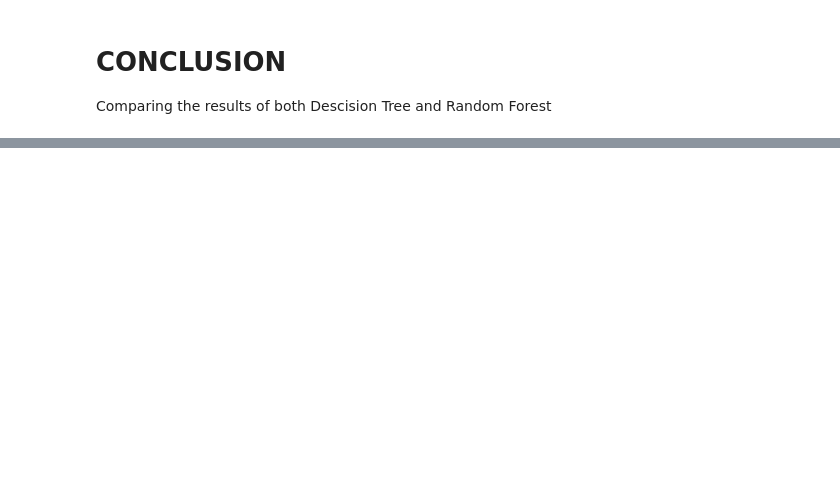
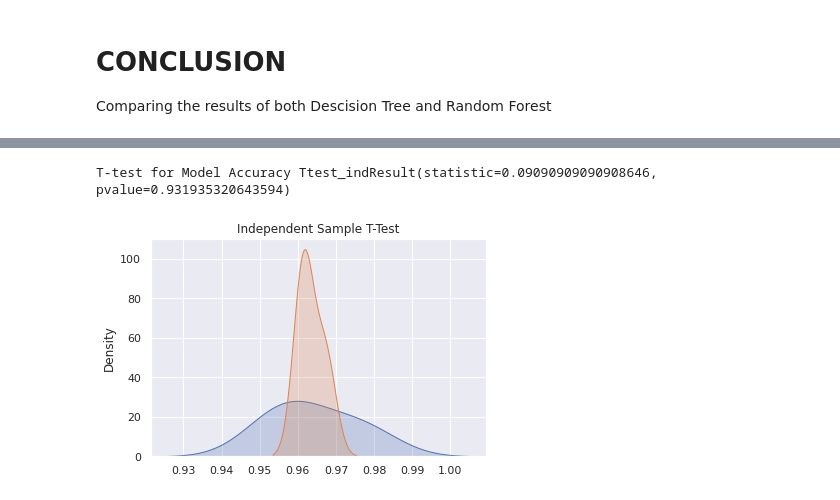
Before and after one commit to KhamdGek/ML-W-PYTHON, a Jupyter notebook: ML_assignment1.2.ipynb, the cells around one changed output, grey strips where cells are left out. Saved outputs shown, nothing was run; the diff lists cells and outputs as text; code cells hidden in the pictures; blank space fills up the shorter version.

```diff
--- a/ML_assignment1.2.ipynb
+++ b/ML_assignment1.2.ipynb
@@ -190,7 +221,7 @@ DecisionTreeClassifier(ccp_alpha=0.0, class_weight=None, criterion='gini',
                        random_state=0, splitter='best')
 # %%
 # instantiate the DecisionTreeClassifier model with criterion gini index
-clf_gini2 = DecisionTreeClassifier(criterion='gini', max_depth=3, random_state=0)
+clf_gini2 = DecisionTreeClassifier(criterion='entropy', max_depth=15, random_state=0)
 # fit the model
 clf_gini2.fit(X_train2, y_train2)
 # %% [output]
@@ -202,7 +233,7 @@ DecisionTreeClassifier(ccp_alpha=0.0, class_weight=None, criterion='gini',
                        random_state=0, splitter='best')
 # %%
 # instantiate the DecisionTreeClassifier model with criterion gini index
-clf_gini3 = DecisionTreeClassifier(criterion='gini', max_depth=3, random_state=0)
+clf_gini3 = DecisionTreeClassifier(criterion='entropy', max_depth=15, random_state=0)
 # fit the model
 clf_gini3.fit(X_train3, y_train3)
 # %% [output]
@@ -383,13 +434,13 @@ weighted avg       0.95      0.95      0.95       519
 # **CONCLUSION**
 Comparing the results of both Descision Tree and Random Forest
 # %%
-number_list4 = [clf_gini.score(X_train, y_train),clf_gini2.score(X_train2, y_train2),clf_gini3.score(X_train3, y_train3)]
-avg_train = sum(number_list4)/len(number_list4)
+number_list1 = [clf_gini.score(X_train, y_train),clf_gini2.score(X_train2, y_train2),clf_gini3.score(X_train3, y_train3)]
+avg_train = sum(number_list4)/len(number_list1)
 print("The average Train set score for Descision tree is ", round(avg_train,2))
-number_list5 = [clf_gini.score(X_test, y_test),clf_gini2.score(X_test2, y_test2),clf_gini3.score(X_test3, y_test3)]
-avg_test = sum(number_list5)/len(number_list5)
+number_list2 = [clf_gini.score(X_test, y_test),clf_gini2.score(X_test2, y_test2),clf_gini3.score(X_test3, y_test3)]
+avg_test = sum(number_list5)/len(number_list2)
 print("The average Test set score for Descision tree is ", round(avg_test,2))
-number_list6 = [accuracy_score(y_test, y_pred_gini),accuracy_score(y_test2, y_pred_gini2),accuracy_score(y_test3, y_pred_gini3)]
-avg_model = sum(number_list6)/len(number_list6)
+number_list3 = [accuracy_score(y_test, y_pred_gini),accuracy_score(y_test2, y_pred_gini2),accuracy_score(y_test3, y_pred_gini3)]
+avg_model = sum(number_list6)/len(number_list3)
 print("The average overall model accuracy score for Descision tree is ", round(avg_model,2))
 # %% [output]
@@ -412,0 +464,17 @@ The average overall model accuracy score for random forest is  0.94
+# %%
+#T-test
+#statisticfloat or array
+##The calculated t-statistic.
+
+#pvaluefloat or array
+##The two-tailed p-value
+
+import numpy as np
+from scipy import stats
+sns.kdeplot(number_list3, shade=True)
+sns.kdeplot(number_list6, shade=True)
+plt.title("Independent Sample T-Test")
+print("T-test for Model Accuracy",stats.ttest_ind(number_list3,number_list6))
+# %% [output]
+T-test for Model Accuracy Ttest_indResult(statistic=0.09090909090908646, pvalue=0.931935320643594)
+[figure, added]
```
Also changed, not shown: parts of 32 cells of this notebook.
